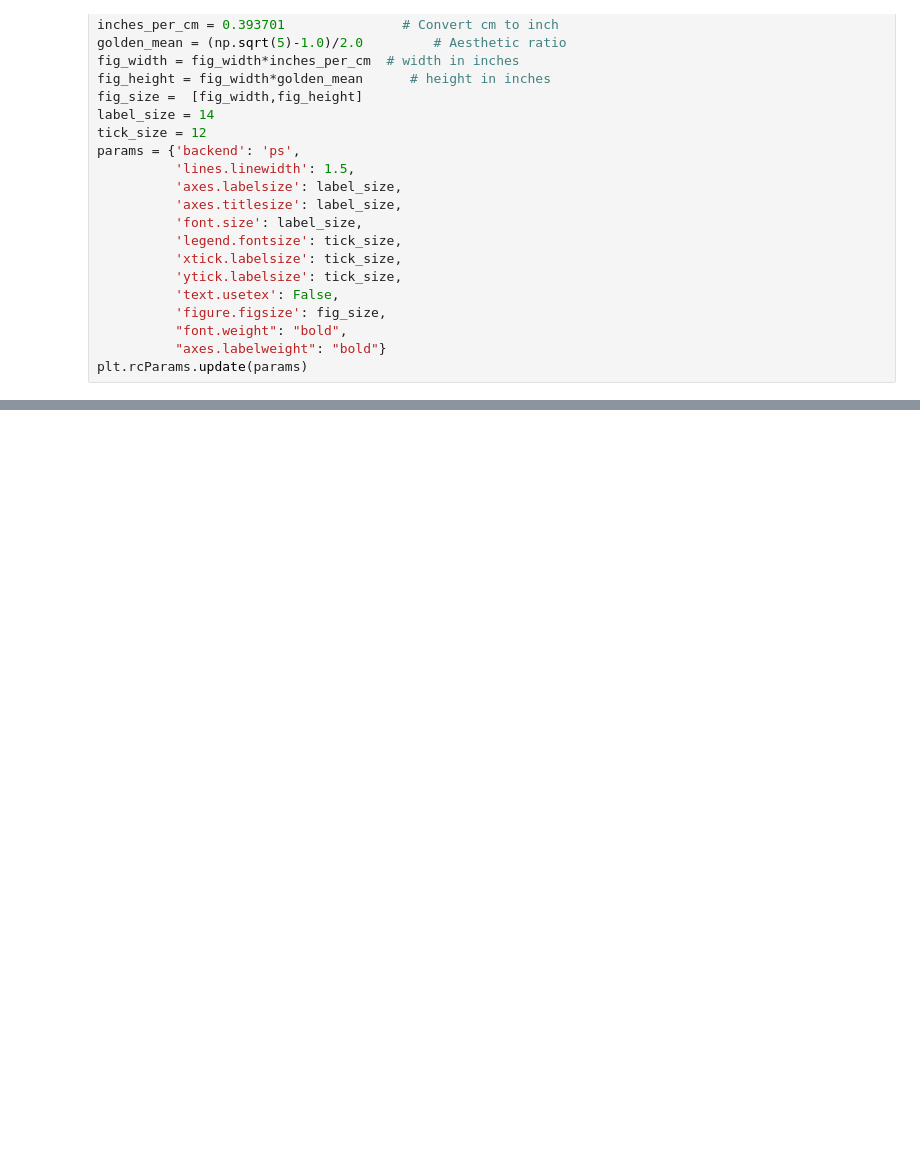
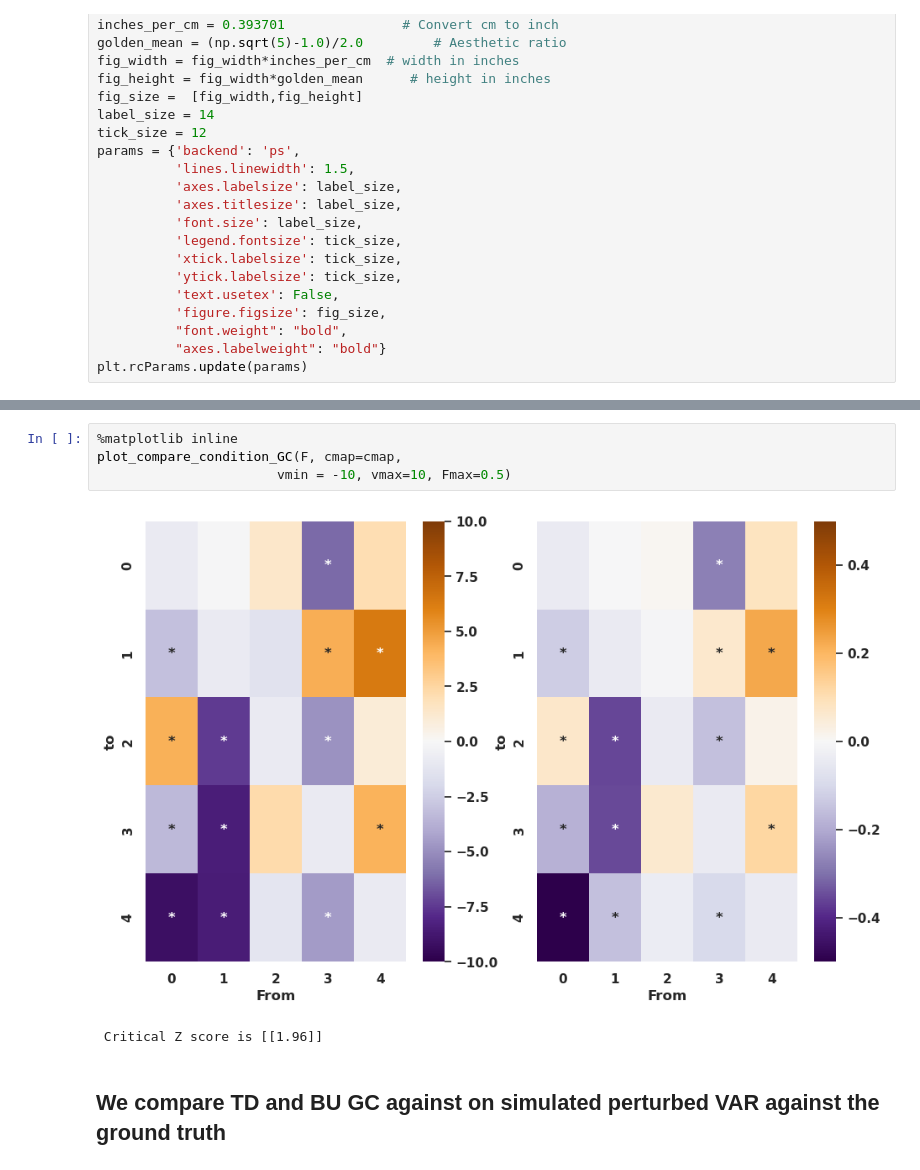
Before and after one commit to gcorlouer/granger_causality_on_ECoG, a Jupyter notebook: notebooks/simulations_results.ipynb, the cells around one changed output, grey strips where cells are left out. Drawn from its saved outputs; the diff is of its cells as text; blank space fills up the shorter version.

```diff
--- a/notebooks/simulations_results.ipynb
+++ b/notebooks/simulations_results.ipynb
@@ -64,3 +117,12 @@ def plot_compare_condition_GC(F, cmap='BrBg_r',
+# %%
+%matplotlib inline
+plot_compare_condition_GC(F, cmap=cmap,
+                       vmin = -10, vmax=10, Fmax=0.5)
+# %% [output]
+[figure, added]
+ Critical Z score is [[1.96]]
+# %% [markdown]
+## We compare TD and BU GC against on simulated perturbed VAR against the ground truth
 # %%
 cmap ='PuOr_r'
 connect = 'pairwise'
```
Also changed, not shown: parts of 28 cells of this notebook, 5 other files.
